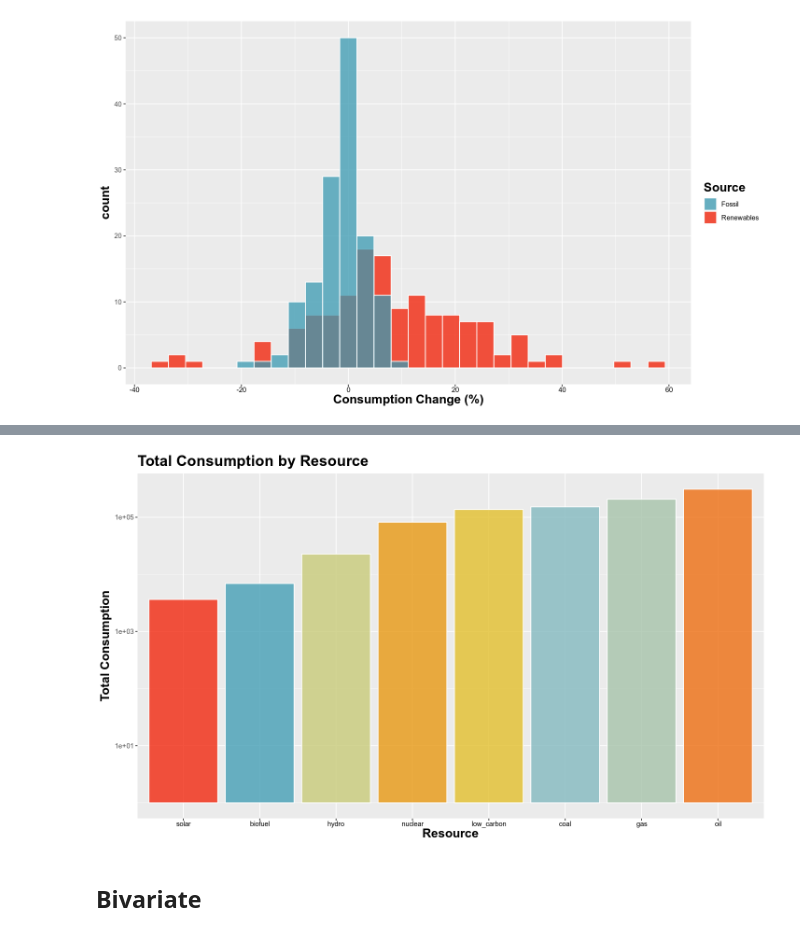
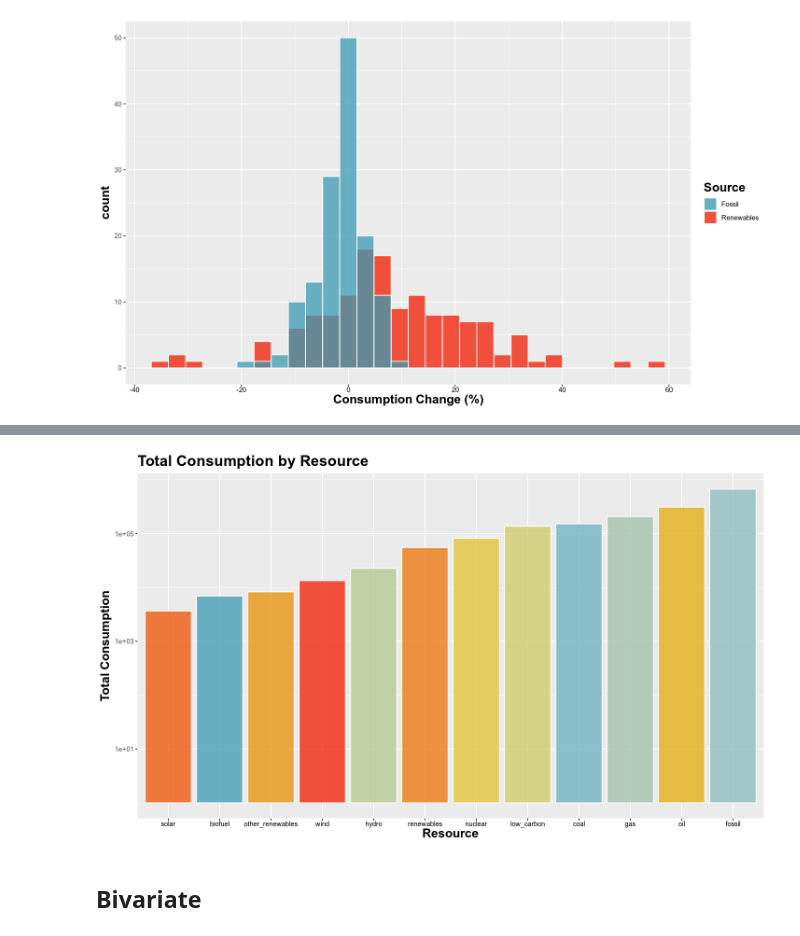
Before and after one commit to jackyeung99/class_exploratory-data-analysis, a Jupyter notebook: projects/final_project/final_project.ipynb, the cells around one changed output, grey strips where cells are left out. Drawn from its saved outputs; the diff is of its cells as text; code cells hidden in the pictures.

Commit message:
BUILD: refined pivot method, added more plots

```diff
--- a/projects/final_project/final_project.ipynb
+++ b/projects/final_project/final_project.ipynb
@@ -236,2 +243,4 @@ Additionaly, The dataset contains information about the country
 # %%
-RESOURCES = c("biofuel", "coal", "fossil", "gas", "hydro", "low_carbon", "nuclear", "oil", "other", "solar", "wind ")
+RESOURCES = c("biofuel", "coal", "fossil", "gas", "hydro", "low_carbon", "nuclear", "oil",  "solar", "wind", "low_carbon", "renewables", "other_renewables")
+# %%
+COUNTRY_INFO = c("country", "year", "gdp", "iso_code", "population", "greenhouse_gas_emissions", "carbon_intensity_elec", "net_elec_imports", "net_elec_imports_share_demand", "per_capita_electricity", "electricity_demand", "electricity_generation", "electricity_share_energy", "energy_cons_change_pct", "energy_cons_change_twh", "energy_per_capita", "energy_per_gdp", "primary_energy_consumption")
@@ -299,14 +362,6 @@ ggplot(df) +
 `stat_bin()` using `bins = 30`. Pick better value with `binwidth`.
 `stat_bin()` using `bins = 30`. Pick better value with `binwidth`.
 [figure]
-# %%
-df_long <- df %>%
-  pivot_longer(
-    cols = ends_with("_consumption"),
-    names_to = "resource",
-    values_to = "consumption"
-  ) %>%
-  mutate(resource = gsub("_consumption", "", resource))
 # %%
 ggplot(df_long, aes(x = consumption)) +
   geom_histogram(fill = my_palette[1], color = "white", alpha = 0.75, bins=15) +
@@ -322,29 +377,18 @@ Warning message:
-# %%
-df_long <- df %>%
-  pivot_longer(
-    cols = ends_with("_consumption"),
-    names_to = "resource",
-    values_to = "consumption"
-  ) %>%
-  mutate(
-    resource = gsub("_consumption", "", resource),
-  ) %>%
-  filter(resource %in% RESOURCES)
 # %%
 total_resources <- df_long %>%
   group_by(resource) %>%
   summarize(total = sum(consumption))
 # %%
-pal <- wes_palette("Zissou1", 8, type = "continuous")
+pal <- wes_palette("Zissou1", 12, type = "continuous")
 
 
 ggplot(total_resources, aes(x = fct_reorder(resource, total), y = total, fill=resource)) +
   geom_col(alpha = 0.75, show.legend = FALSE) +
-  scale_fill_manual(values = pal) +
+  scale_fill_manual(values = my_palette) +
   scale_y_log10() +
   labs(x = "Resource", y = "Total Consumption", title = "Total Consumption by Resource")
 # %% [output]
-[figure, old version]
+[figure, new version]
 # %% [markdown]
 ## Bivariate
 # %% [markdown]
```
Also changed, not shown: parts of 26 cells of this notebook.
